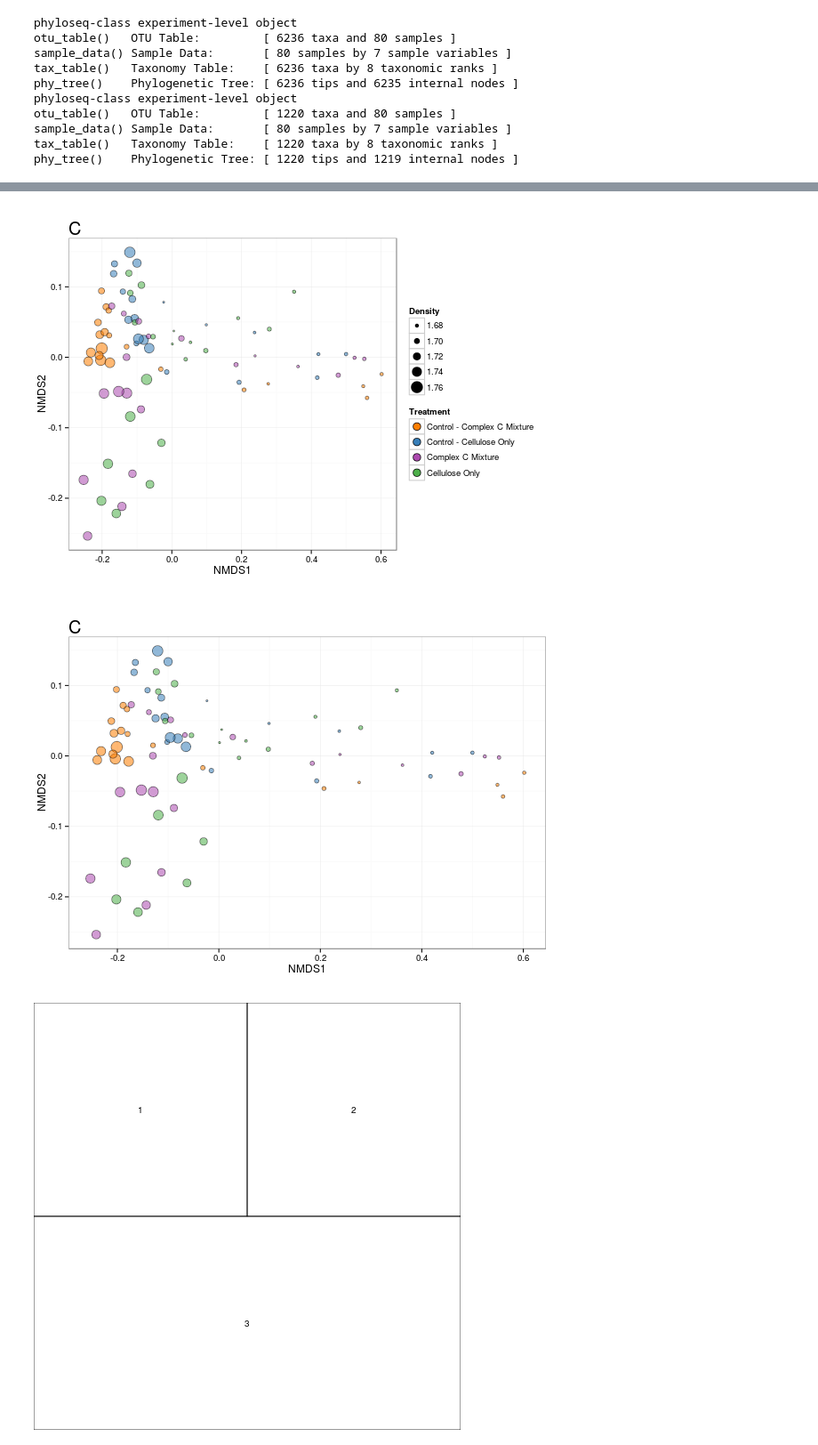
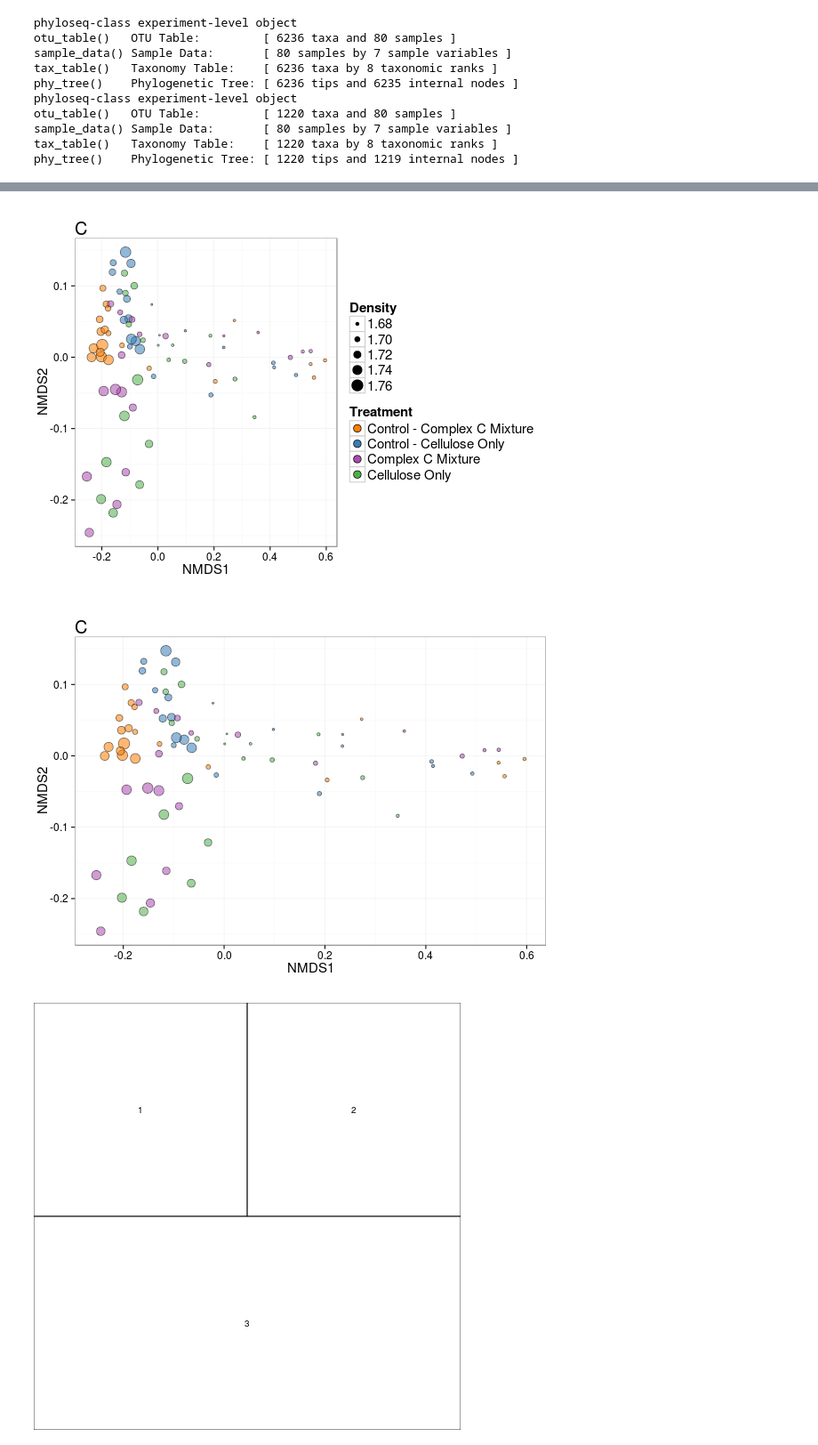
Before and after one commit to acampbellina/single_substrate, a Jupyter notebook: ordination_3panel_figure.ipynb, the cells around one changed output, grey strips where cells are left out. Shown at 89% size. Saved outputs shown, nothing was run; the diff lists cells and outputs as text; code cells hidden in the pictures.

```diff
--- a/ordination_3panel_figure.ipynb
+++ b/ordination_3panel_figure.ipynb
@@ -255,36 +246,41 @@ Run 20 stress 0.09771719
 # %%
 %%R -w 8 -h 6 -u in
 
 colours = c("#ff7f00", "#377eb8", "#ac4aaf", "#4daf4a")
 
 df = plot_ordination(physeq.all.thresh, nmds, justDF = TRUE)
 df$Density = as.numeric(as.character(df$Density))
 
 p3 = ggplot(df, aes(x = NMDS1, y = NMDS2))
 p3 = p3 + geom_point(aes(fill = Treatment, size = Density, alpha = 0.85), shape=21)
 p3 = p3 + scale_fill_manual(values = colours,
                             breaks=c("12CCPS", "12CCSS", "13CCPS", "13CCSS"),
                             labels=c("Control - Complex C Mixture", "Control - Cellulose Only",
                                      "Complex C Mixture", "Cellulose Only"))
 p3 = p3 + guides(alpha = FALSE)
 p3 = p3 + scale_size_area(aesthetics = "Density")
 p3 = p3 + ggtitle("C")
 p3 = p3 + guides(fill = guide_legend(override.aes = list(size = 4)))
 p3 = p3 + guides(size = guide_legend(override.aes = list(fill = "black")))
 p3 = p3 + theme_bw()
 p3 = p3 + theme(plot.margin = unit(c(1,0,1,0), "lines"))
 p3 = p3 + theme(plot.title = element_text(hjust = 0, size = 20))
+p3 = p3 + theme(axis.title.x = element_text(size=15))
+p3 = p3 + theme(axis.title.y = element_text(size=15))
+p3 = p3 + theme(axis.text.x = element_text(size=12))
+p3 = p3 + theme(axis.text.y = element_text(size=12))
+p3 = p3 + theme(legend.title = element_text(size = 15), legend.text = element_text(size = 15))
 
 p3
 # %% [output]
-[figure, old version]
+[figure, new version]
 # %%
 %%R -w 8 -h 6 -u in
 
 p4 = p3 + theme(legend.position = "none")
 p4
 # %% [output]
-[figure, old version]
+[figure, new version]
 # %%
 %%R
 m=rbind(c(1, 2), c(3, 3))
```
Also changed, not shown: parts of 13 cells of this notebook, 1 other file.
